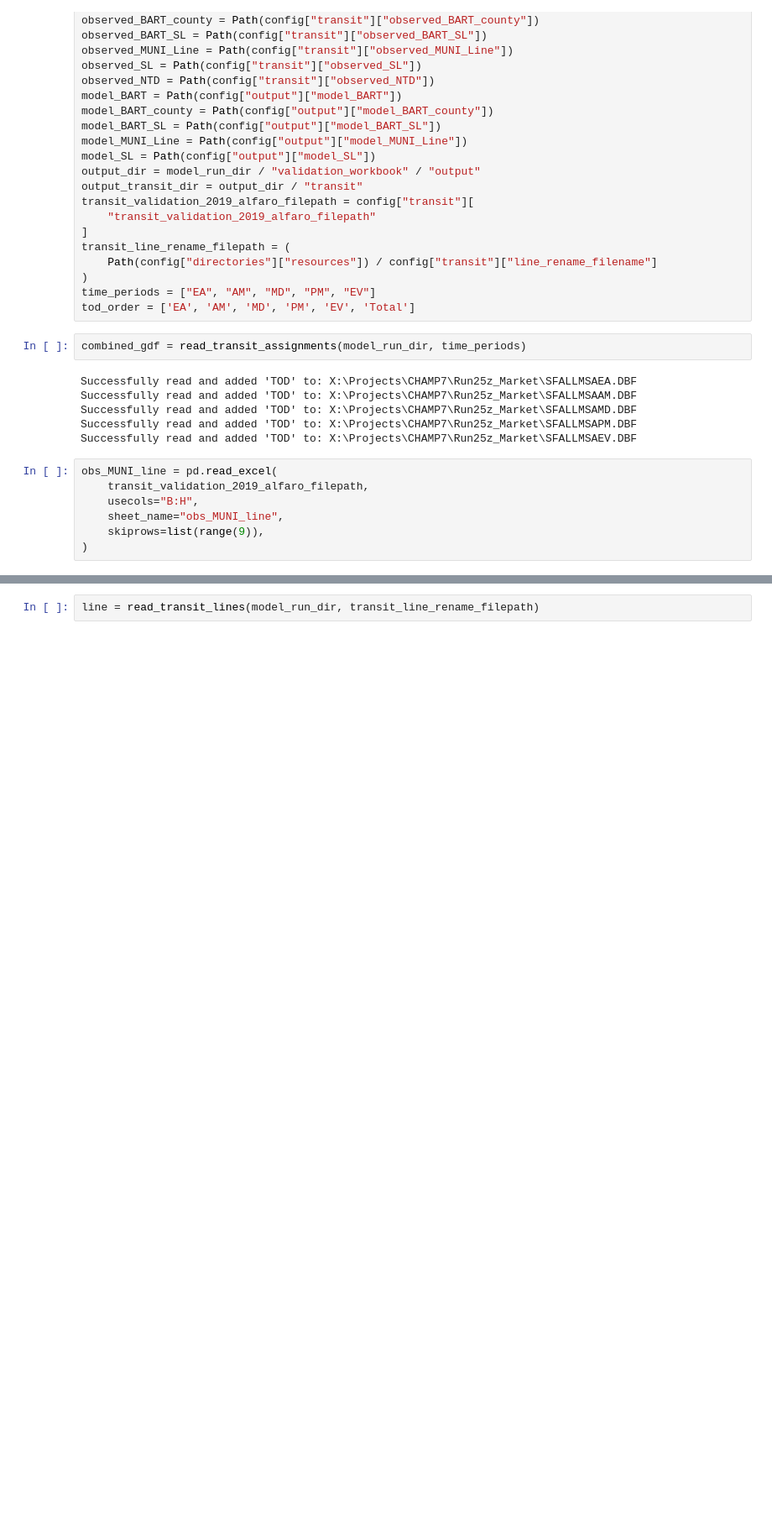
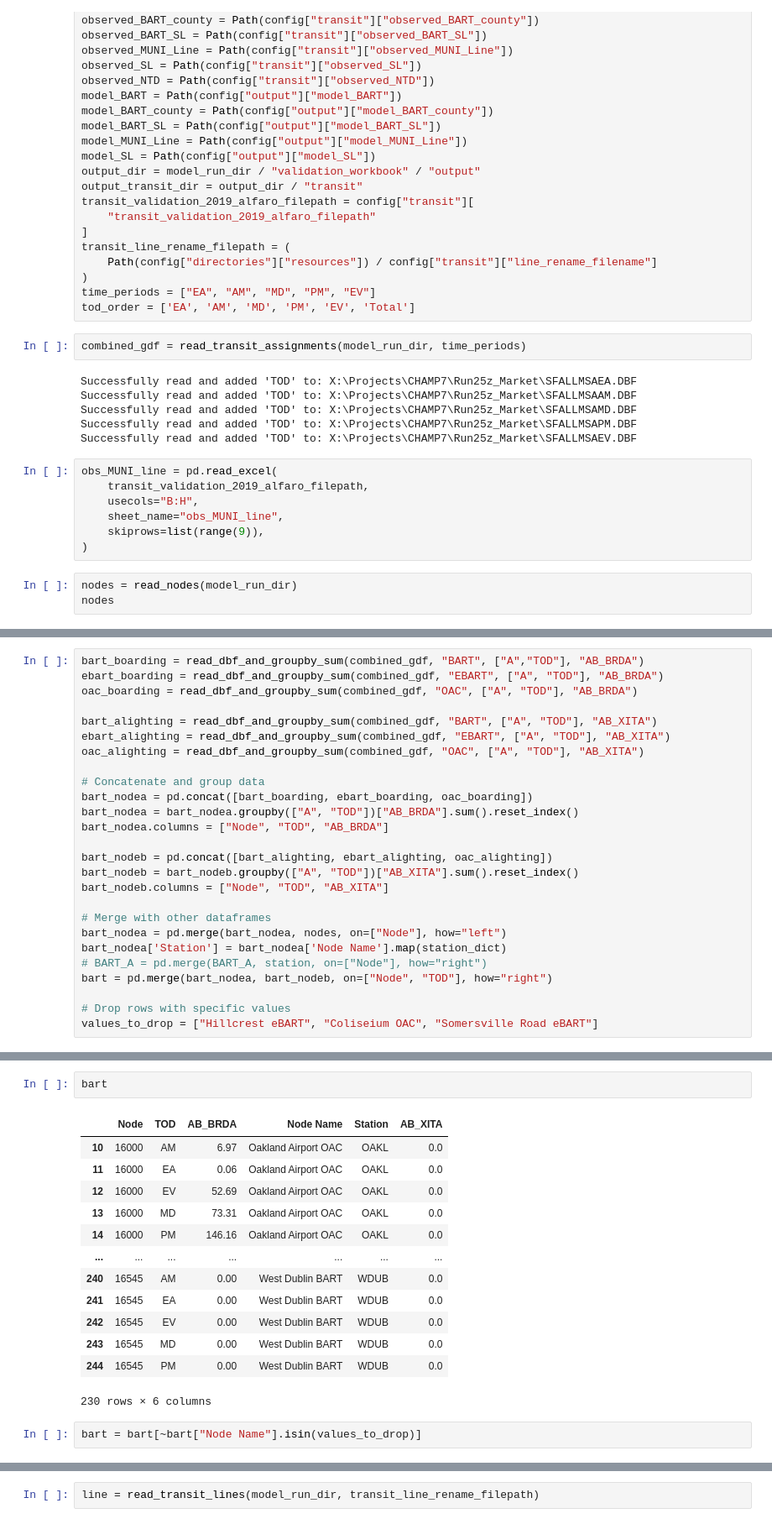
Before and after one commit to sfcta/validation_workbook, a Jupyter notebook: transit/script/screen.ipynb, the cells around one changed output, grey strips where cells are left out. Shown at 84% size. Saved outputs shown, nothing was run; the diff lists cells and outputs as text; blank space fills up the shorter version.

```diff
--- a/transit/script/screen.ipynb
+++ b/transit/script/screen.ipynb
@@ -56,3 +56,6 @@ obs_MUNI_line = pd.read_excel(
     sheet_name="obs_MUNI_line",
     skiprows=list(range(9)),
 )
+# %%
+nodes = read_nodes(model_run_dir)
+nodes
@@ -58,0 +76,26 @@ obs_MUNI_line = pd.read_excel(
+# %%
+bart_boarding = read_dbf_and_groupby_sum(combined_gdf, "BART", ["A","TOD"], "AB_BRDA")
+ebart_boarding = read_dbf_and_groupby_sum(combined_gdf, "EBART", ["A", "TOD"], "AB_BRDA")
+oac_boarding = read_dbf_and_groupby_sum(combined_gdf, "OAC", ["A", "TOD"], "AB_BRDA")
+
+bart_alighting = read_dbf_and_groupby_sum(combined_gdf, "BART", ["A", "TOD"], "AB_XITA")
+ebart_alighting = read_dbf_and_groupby_sum(combined_gdf, "EBART", ["A", "TOD"], "AB_XITA")
+oac_alighting = read_dbf_and_groupby_sum(combined_gdf, "OAC", ["A", "TOD"], "AB_XITA")
+
+# Concatenate and group data
+bart_nodea = pd.concat([bart_boarding, ebart_boarding, oac_boarding])
+bart_nodea = bart_nodea.groupby(["A", "TOD"])["AB_BRDA"].sum().reset_index()
+bart_nodea.columns = ["Node", "TOD", "AB_BRDA"]
+
+bart_nodeb = pd.concat([bart_alighting, ebart_alighting, oac_alighting])
+bart_nodeb = bart_nodeb.groupby(["A", "TOD"])["AB_XITA"].sum().reset_index()
+bart_nodeb.columns = ["Node", "TOD", "AB_XITA"]
+
+# Merge with other dataframes
+bart_nodea = pd.merge(bart_nodea, nodes, on=["Node"], how="left")
+bart_nodea['Station'] = bart_nodea['Node Name'].map(station_dict)
+# BART_A = pd.merge(BART_A, station, on=["Node"], how="right")
+bart = pd.merge(bart_nodea, bart_nodeb, on=["Node", "TOD"], how="right")
+
+# Drop rows with specific values
+values_to_drop = ["Hillcrest eBART", "Coliseium OAC", "Somersville Road eBART"]
@@ -58,0 +118,18 @@ obs_MUNI_line = pd.read_excel(
+# %%
+bart
+# %% [output]
+|  | Node | TOD | AB_BRDA | Node Name | Station | AB_XITA |
+| 10 | 16000 | AM | 6.97 | Oakland Airport OAC | OAKL | 0.0 |
+| 11 | 16000 | EA | 0.06 | Oakland Airport OAC | OAKL | 0.0 |
+| 12 | 16000 | EV | 52.69 | Oakland Airport OAC | OAKL | 0.0 |
+| 13 | 16000 | MD | 73.31 | Oakland Airport OAC | OAKL | 0.0 |
+| 14 | 16000 | PM | 146.16 | Oakland Airport OAC | OAKL | 0.0 |
+| ... | ... | ... | ... | ... | ... | ... |
+| 240 | 16545 | AM | 0.00 | West Dublin BART | WDUB | 0.0 |
+| 241 | 16545 | EA | 0.00 | West Dublin BART | WDUB | 0.0 |
+| 242 | 16545 | EV | 0.00 | West Dublin BART | WDUB | 0.0 |
+| 243 | 16545 | MD | 0.00 | West Dublin BART | WDUB | 0.0 |
+| 244 | 16545 | PM | 0.00 | West Dublin BART | WDUB | 0.0 |
+230 rows × 6 columns
+# %%
+bart = bart[~bart["Node Name"].isin(values_to_drop)]
```
Also changed, not shown: parts of 25 cells of this notebook, 7 other files.
